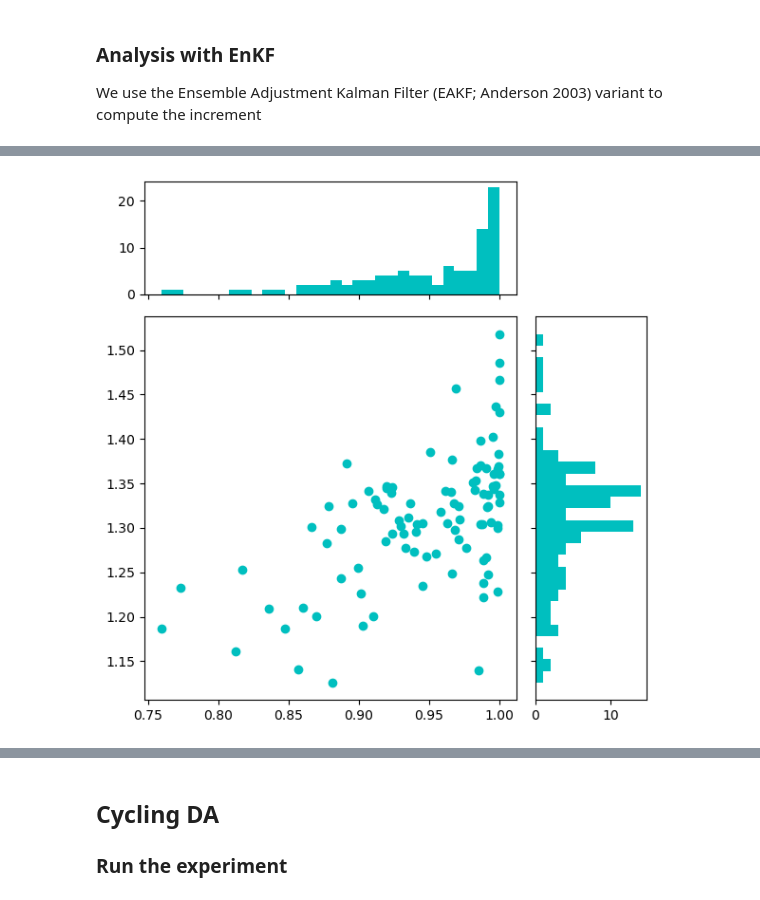
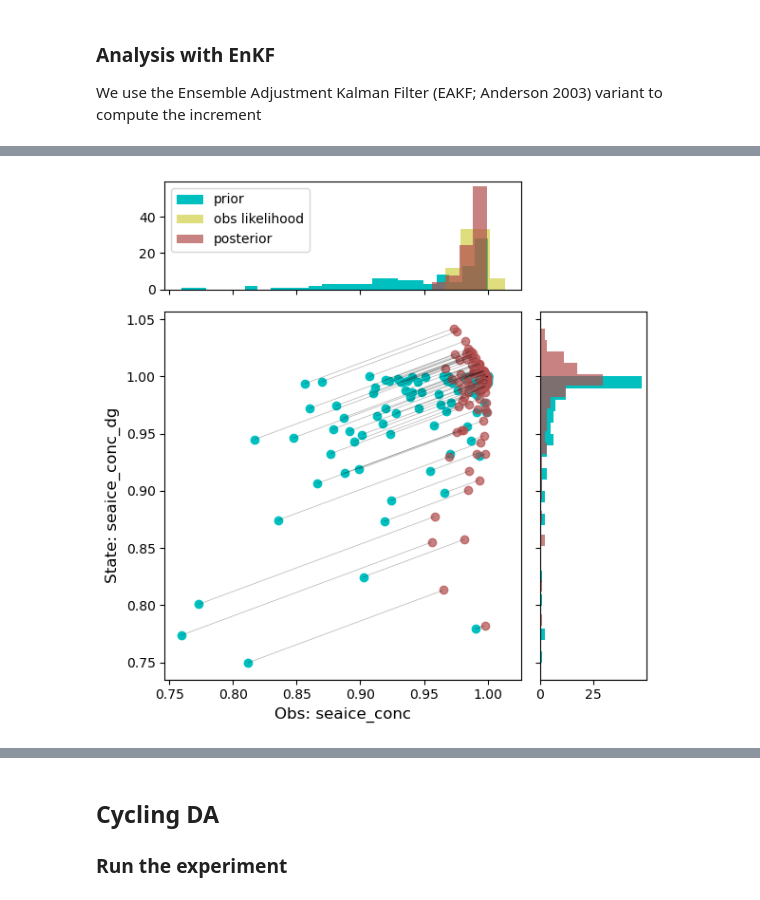
Before and after one commit to sasip-climate/notebooks-nextsim-workshop2025, a Jupyter notebook: assimilation/demo-osse.ipynb, the cells around one changed output, grey strips where cells are left out. Saved outputs shown, nothing was run; the diff lists cells and outputs as text; code cells hidden in the pictures.

```diff
--- a/assimilation/demo-osse.ipynb
+++ b/assimilation/demo-osse.ipynb
@@ -286,7 +274,7 @@ c.time = c.time_start
 path = c.forecast_dir(c.time, 'nextsim.dg')
 
 for mem_id in range(c.nens):
-    fld = model.read_var(path=path, time=c.next_time, name=vname, member=m)
+    fld = model.read_var(path=path, time=c.next_time, name=vname, member=mem_id)
     fld[model.grid.mask] = np.nan
 
     fig, ax = plt.subplots(1,1,figsize=(6,4.5))
@@ -459,5 +460,6 @@ obs_val = obs1.obs_seq['obs'].item()
 obs_prior_ens = []
 for key, val in obs1.obs_prior_seq.items():
     obs_prior_ens.append(val.item())
+obs_prior_ens = np.array(obs_prior_ens)
 # %% [markdown]
 ### Observation versus state variable error distribution
@@ -557,4 +573,17 @@ We use the Ensemble Adjustment Kalman Filter (EAKF; Anderson 2003) variant to co
 # %%
-from NEDAS.assim_tools.assimilators.EAKF import EAKFAssimilator
+from NEDAS.assim_tools.assimilators.EAKF.core import obs_increment_eakf, update_ensemble
+from NEDAS.assim_tools.localization.distance_based import gaspari_cohn_func
 
-assimilator = EAKFAssimilator(c1)
+# obs-space analysis increment
+obs_incr = obs_increment_eakf(obs_prior_ens, obs_val, obs_err)
+
+# localization factor
+fld_dist = c1.grid.distance(obs_x, c1.grid.x, obs_y, c1.grid.y, p=2, type='cartesian')
+fld_local_factor = gaspari_cohn_func(fld_dist, hroi)
+obs_local_factor = 1.0
+
+# update state priors
+fld_post_ens = update_ensemble(fld_prior_ens, obs_prior_ens, obs_incr, fld_local_factor)
+
+# update obs priors
+obs_post_ens = update_ensemble(obs_prior_ens, obs_prior_ens, obs_incr, obs_local_factor)
@@ -566,24 +590,44 @@ FileNotFoundError: [Errno 2] No such file or directory: '/home/nextsim-workshop/
 # %%
+i, j = 52, 13
+
 fig = plt.figure(figsize=(6, 6))
 
 gs = gridspec.GridSpec(4, 4)
 ax_scatter = fig.add_subplot(gs[1:4, 0:3])  # main scatter plot
 ax_histx = fig.add_subplot(gs[0, 0:3], sharex=ax_scatter)  # x histogram
 ax_histy = fig.add_subplot(gs[1:4, 3], sharey=ax_scatter)  # y histogram
-
-# Remove ticks for hist plots
 plt.setp(ax_histx.get_xticklabels(), visible=False)
 plt.setp(ax_histy.get_yticklabels(), visible=False)
 
+prior_bin_color = 'c'
+post_bin_color = [.7, .3, .3]
+obs_bin_color = 'y'
+
+def plot_histogram(ax, data, bincolor, bin_wd=0.01, alpha=1, orientation='vertical', label=''):
+    nbins = int((max(data) - min(data)) / bin_wd)
+    ax.hist(data, bins=nbins, color=bincolor, orientation=orientation, density=True, alpha=alpha, label=label)
+
 # Scatter plot
-ax_scatter.scatter(obs_prior_ens, fld_prior_ens[:,j,i], color='c')
+ax_scatter.scatter(obs_prior_ens, fld_prior_ens[:,j,i], color=prior_bin_color)
+ax_scatter.scatter(obs_post_ens, fld_post_ens[:,j,i], color=post_bin_color, alpha=0.7)
+ax_scatter.plot(np.array([obs_prior_ens, obs_post_ens]), np.array([fld_prior_ens[:,j,i], fld_post_ens[:,j,i]]), 'k', linewidth=0.5, alpha=0.3)
+ax_scatter.set_xlabel("Obs: seaice_conc", fontsize=12)
+ax_scatter.set_ylabel(f"State: {vname}", fontsize=12)
 
-# Histograms
-ax_histx.hist(obs_prior_ens, bins=30, color='c')
-ax_histy.hist(fld_prior_ens[:,j,i], bins=30, orientation='horizontal', color='c')
+# Histogram obs
+# prior
+plot_histogram(ax_histx, obs_prior_ens, prior_bin_color, label='prior')
+# simulate obs likelihood with random sampling
+obs_sample = obs_val + obs_err * np.random.normal(0, 1, nens)
+plot_histogram(ax_histx, obs_sample, obs_bin_color, alpha=0.5, label='obs likelihood')
+# posterior
+plot_histogram(ax_histx, obs_post_ens, post_bin_color, alpha=0.7, label='posterior')
+ax_histx.legend()
 
-# Adjust layout
+# Histogram state
+plot_histogram(ax_histy, fld_prior_ens[:,j,i], prior_bin_color, orientation='horizontal')
+plot_histogram(ax_histy, fld_post_ens[:,j,i], post_bin_color, orientation='horizontal', alpha=0.7)
+
 plt.tight_layout()
-plt.show()
 # %% [output]
-[figure, old version]
+[figure, new version]
```
Also changed, not shown: parts of 16 cells of this notebook.
